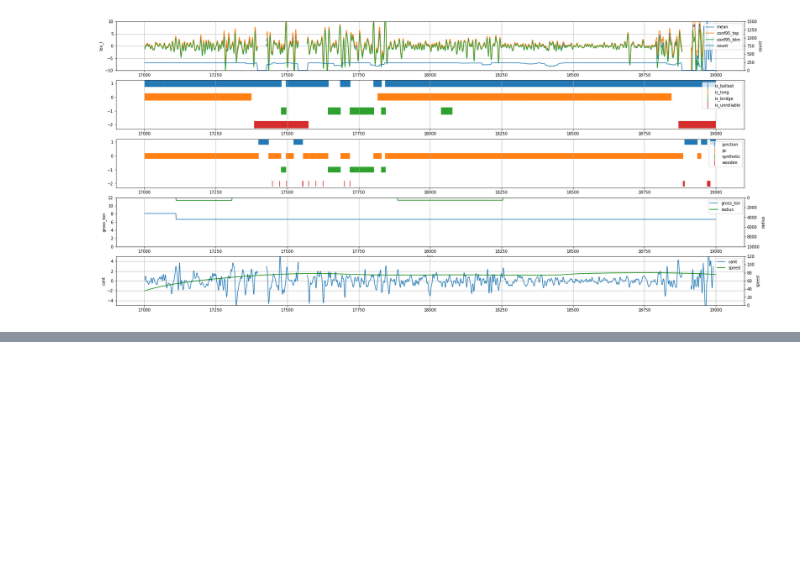
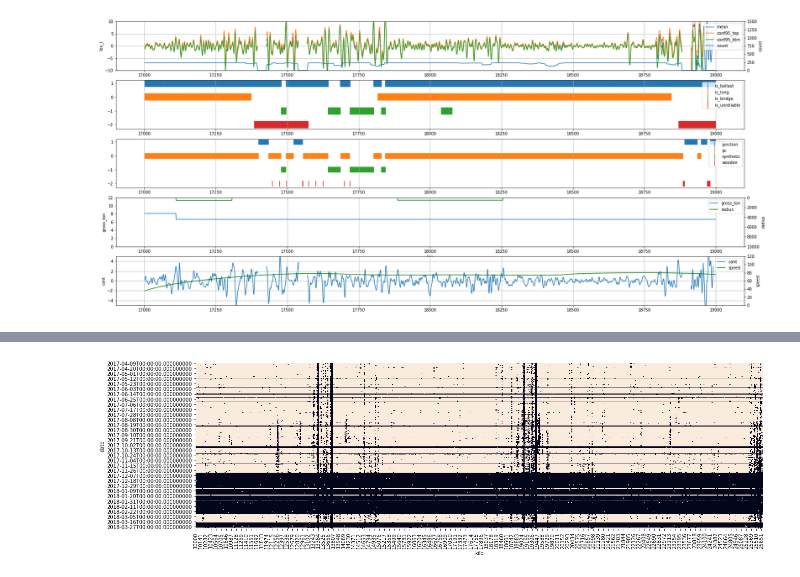
Before and after one commit to hiroshi-kuriyama/rail_level_gap, a Jupyter notebook: script/eda_track.ipynb, the cells around one changed output, grey strips where cells are left out. Drawn from its saved outputs; the diff is of its cells as text; code cells hidden in the pictures; blank space fills up the shorter version.

```diff
--- a/script/eda_track.ipynb
+++ b/script/eda_track.ipynb
@@ -175,0 +179,14 @@ plot_all_by_kilo(abcd='b', qry_expr='17000<kilo<19000')
+# %%
+def show_heatmap(df):
+    plt.figure(figsize=(20, 6))
+    sns.heatmap(df.notnull(), cbar=False)
+# %%
+def rolling_fillna(track_pv, r_num=4):
+    track_pv_fill = track_pv.copy()
+    for i in range(r_num):
+        fill_method = 'ffill' if i%4 < 2 else 'bfill'
+        fill_axis = 0 if i%2 == 0 else 1
+        track_pv_fill = track_pv_fill.fillna(method=fill_method, axis=fill_axis, limit=1)
+        return track_pv_fill
+# %%
+track_pv = track['b'].pivot(index='date', columns='kilo', values='lev_l')
@@ -175,0 +215,4 @@ plot_all_by_kilo(abcd='b', qry_expr='17000<kilo<19000')
+# %%
+show_heatmap(rolling_fillna(track_pv, r_num=10))
+# %% [output]
+[figure, added]
```
Also changed, not shown: parts of 5 cells of this notebook.
